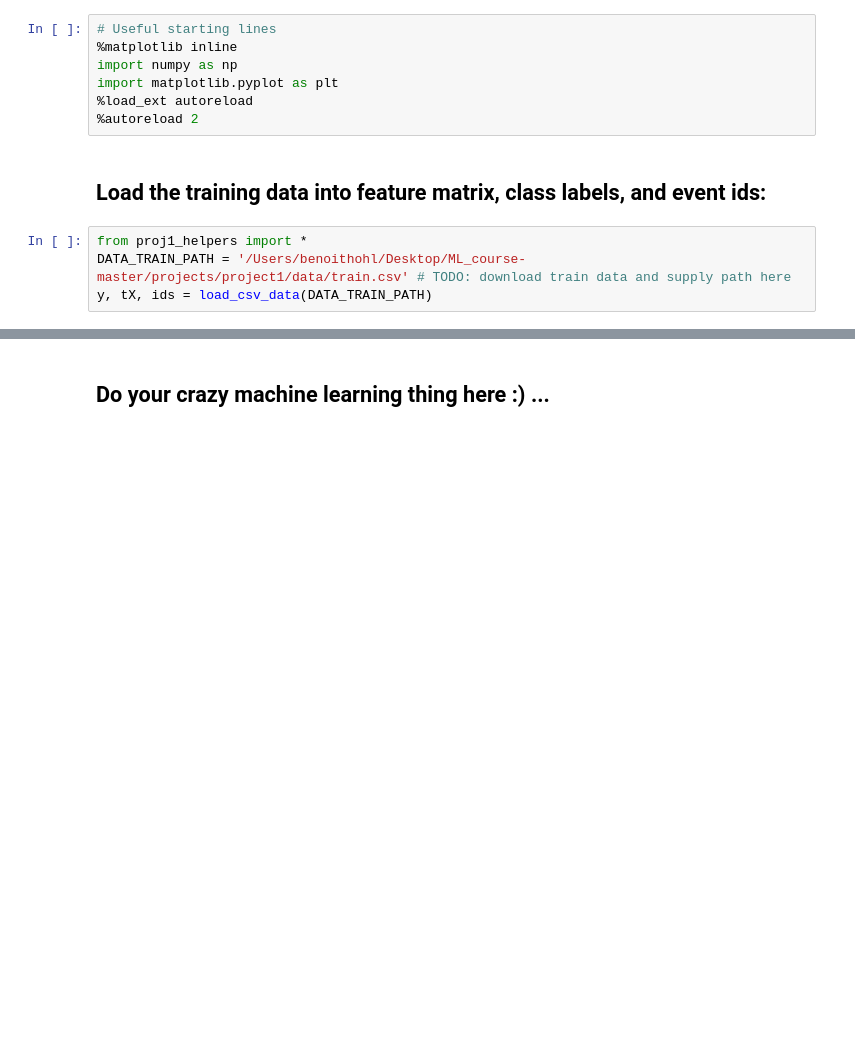
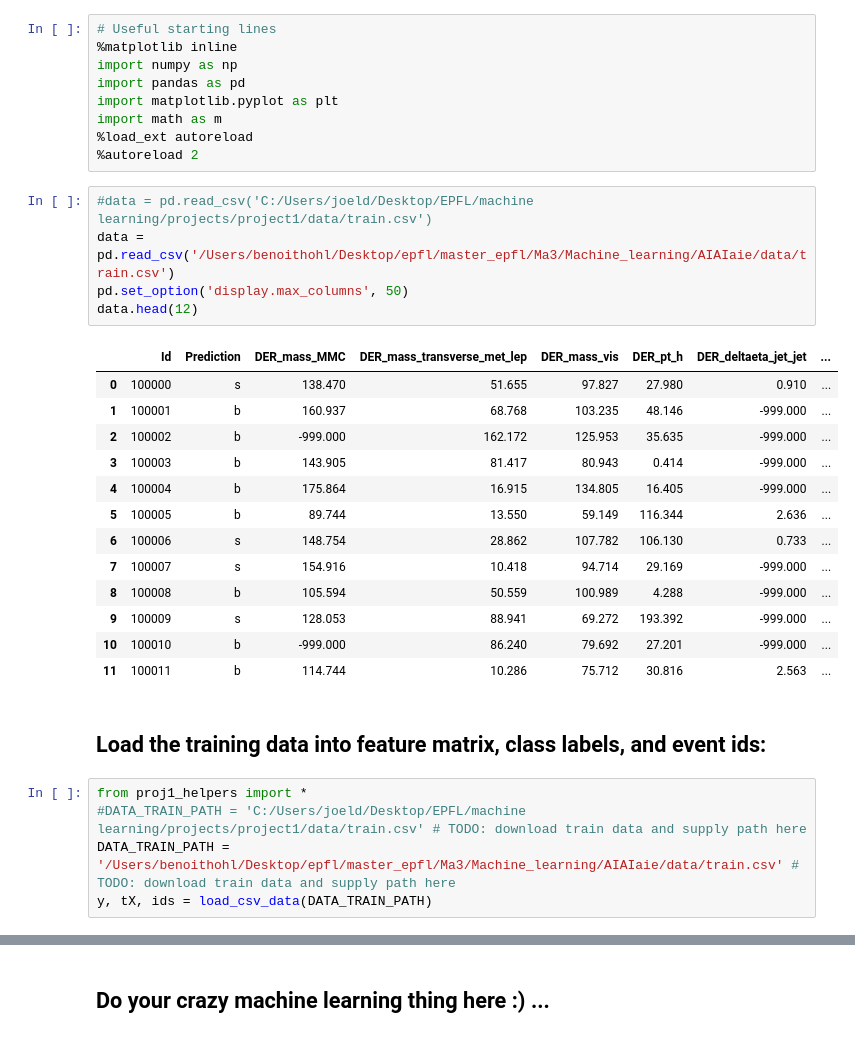
Before and after one commit to arthurbabey/AIAIaie, a Jupyter notebook: scripts/project1.ipynb, the cells around one changed output, grey strips where cells are left out. Drawn from its saved outputs; the diff is of its cells as text; blank space fills up the shorter version.

```diff
--- a/scripts/project1.ipynb
+++ b/scripts/project1.ipynb
@@ -2,12 +2,34 @@
 # Useful starting lines
 %matplotlib inline
 import numpy as np
+import pandas as pd
 import matplotlib.pyplot as plt
+import math as m
 %load_ext autoreload
 %autoreload 2
+# %%
+#data = pd.read_csv('C:/Users/joeld/Desktop/EPFL/machine learning/projects/project1/data/train.csv')
+data = pd.read_csv('/Users/benoithohl/Desktop/epfl/master_epfl/Ma3/Machine_learning/AIAIaie/data/train.csv')
+pd.set_option('display.max_columns', 50)
+data.head(12)
+# %% [output]
+|  | Id | Prediction | DER_mass_MMC | DER_mass_transverse_met_lep | DER_mass_vis | DER_pt_h | DER_deltaeta_jet_jet | ... |
+| 0 | 100000 | s | 138.470 | 51.655 | 97.827 | 27.980 | 0.910 | ... |
+| 1 | 100001 | b | 160.937 | 68.768 | 103.235 | 48.146 | -999.000 | ... |
+| 2 | 100002 | b | -999.000 | 162.172 | 125.953 | 35.635 | -999.000 | ... |
+| 3 | 100003 | b | 143.905 | 81.417 | 80.943 | 0.414 | -999.000 | ... |
+| 4 | 100004 | b | 175.864 | 16.915 | 134.805 | 16.405 | -999.000 | ... |
+| 5 | 100005 | b | 89.744 | 13.550 | 59.149 | 116.344 | 2.636 | ... |
+| 6 | 100006 | s | 148.754 | 28.862 | 107.782 | 106.130 | 0.733 | ... |
+| 7 | 100007 | s | 154.916 | 10.418 | 94.714 | 29.169 | -999.000 | ... |
+| 8 | 100008 | b | 105.594 | 50.559 | 100.989 | 4.288 | -999.000 | ... |
+| 9 | 100009 | s | 128.053 | 88.941 | 69.272 | 193.392 | -999.000 | ... |
+| 10 | 100010 | b | -999.000 | 86.240 | 79.692 | 27.201 | -999.000 | ... |
+| 11 | 100011 | b | 114.744 | 10.286 | 75.712 | 30.816 | 2.563 | ... |
 # %% [markdown]
 ## Load the training data into feature matrix, class labels, and event ids:
 # %%
 from proj1_helpers import *
-DATA_TRAIN_PATH = '/Users/benoithohl/Desktop/ML_course-master/projects/project1/data/train.csv' # TODO: download train data and supply path here
+#DATA_TRAIN_PATH = 'C:/Users/joeld/Desktop/EPFL/machine learning/projects/project1/data/train.csv' # TODO: download train data and supply path here
+DATA_TRAIN_PATH = '/Users/benoithohl/Desktop/epfl/master_epfl/Ma3/Machine_learning/AIAIaie/data/train.csv' # TODO: download train data and supply path here
 y, tX, ids = load_csv_data(DATA_TRAIN_PATH)
```
Also changed, not shown: parts of 12 cells of this notebook.
